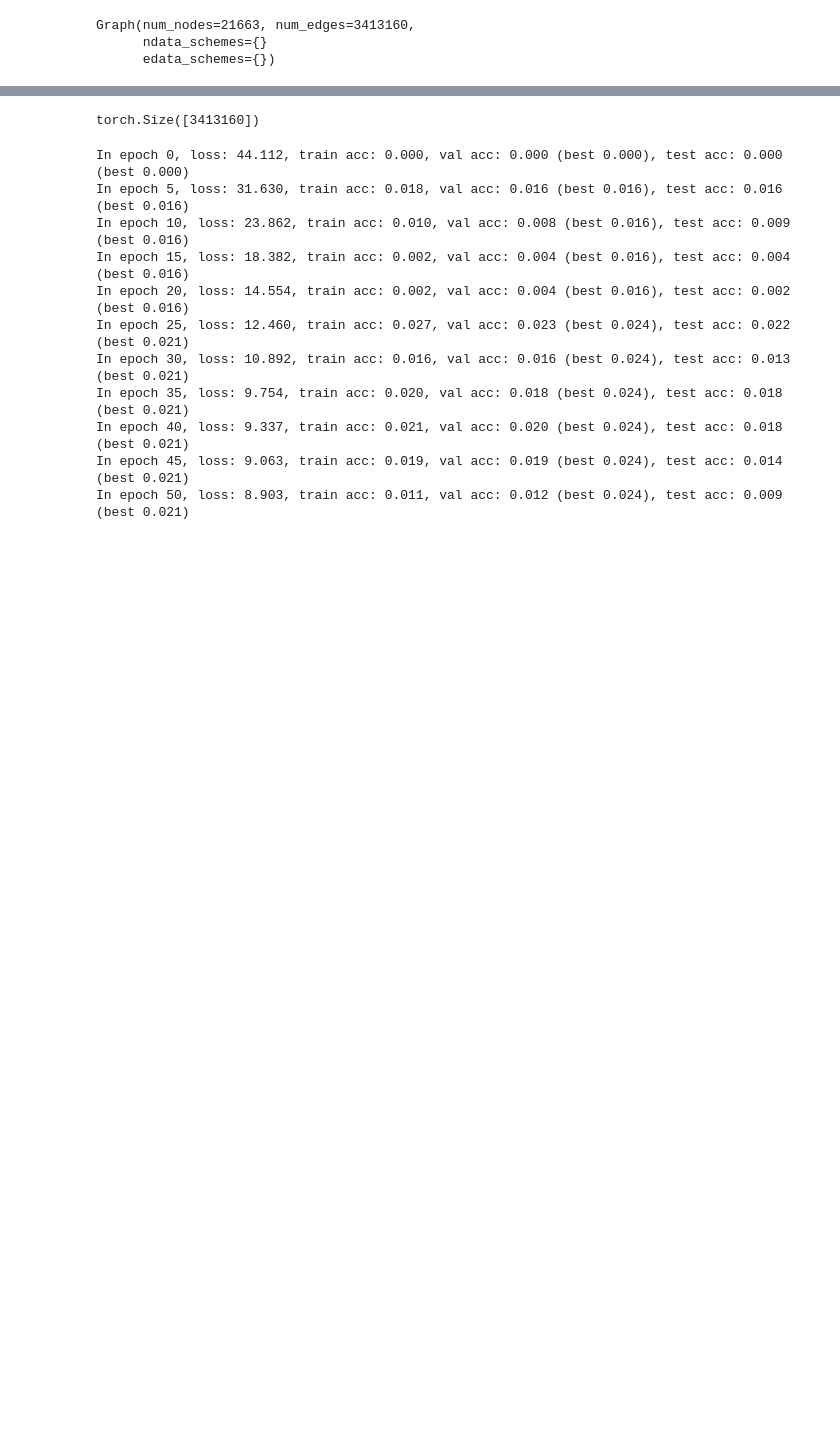
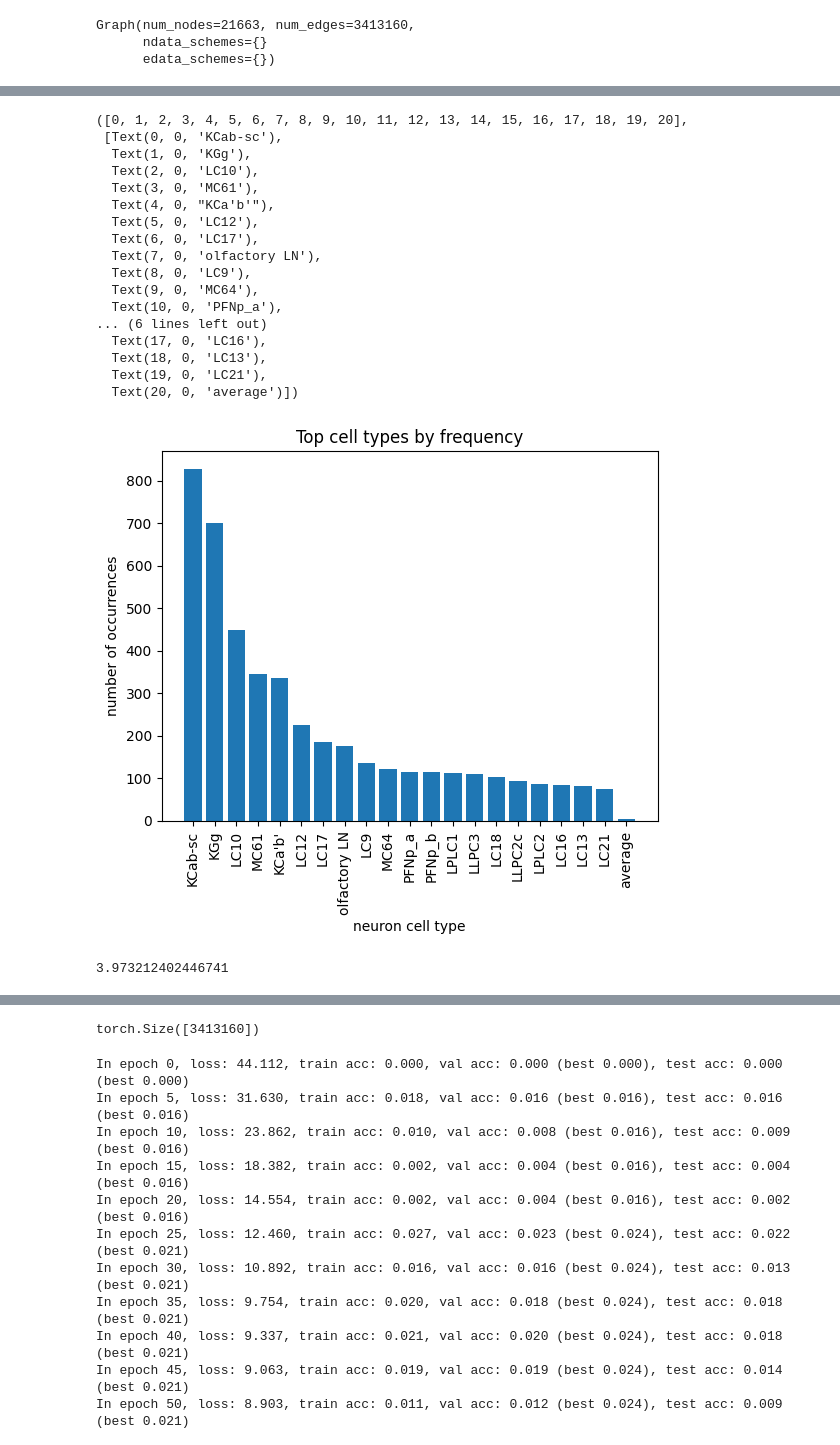
Before and after one commit to acnelexh/ADL-Final-Project, a Jupyter notebook: HemiBrain dataset tinkering.ipynb, the cells around one changed output, grey strips where cells are left out. Cells and saved outputs as stored; diff of their text form; code cells hidden in the pictures; blank space fills up the shorter version.

```diff
--- a/HemiBrain dataset tinkering.ipynb
+++ b/HemiBrain dataset tinkering.ipynb
@@ -120,0 +330,29 @@ Graph(num_nodes=21663, num_edges=3413160,
+# %%
+plt.bar(['KCab-sc', 'KGg', 'LC10', 'MC61', "KCa'b'", 'LC12', 'LC17', 'olfactory LN', 'LC9', 'MC64', 'PFNp_a', 'PFNp_b', 'LPLC1', 'LLPC3', 'LC18', 'LLPC2c', 'LPLC2', 'LC16', 'LC13', 'LC21', 'average'], list(traced_neurons['type'].value_counts()[:20]) + [3.973])
+plt.xlabel('neuron cell type')
+plt.ylabel('number of occurrences')
+plt.title('Top cell types by frequency')
+plt.xticks(rotation=90)
+# %% [output]
+([0, 1, 2, 3, 4, 5, 6, 7, 8, 9, 10, 11, 12, 13, 14, 15, 16, 17, 18, 19, 20],
+ [Text(0, 0, 'KCab-sc'),
+  Text(1, 0, 'KGg'),
+  Text(2, 0, 'LC10'),
+  Text(3, 0, 'MC61'),
+  Text(4, 0, "KCa'b'"),
+  Text(5, 0, 'LC12'),
+  Text(6, 0, 'LC17'),
+  Text(7, 0, 'olfactory LN'),
+  Text(8, 0, 'LC9'),
+  Text(9, 0, 'MC64'),
+  Text(10, 0, 'PFNp_a'),
+... (6 lines left out)
+  Text(17, 0, 'LC16'),
+  Text(18, 0, 'LC13'),
+  Text(19, 0, 'LC21'),
+  Text(20, 0, 'average')])
+[figure, added]
+# %%
+np.mean(traced_neurons['type'].value_counts())
+# %% [output]
+3.973212402446741
```
Also changed, not shown: parts of 116 cells of this notebook.
